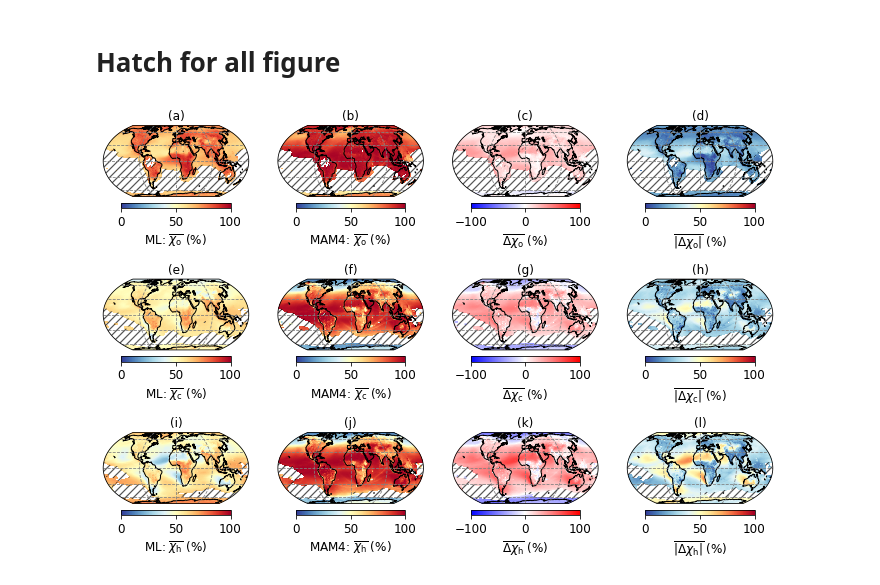
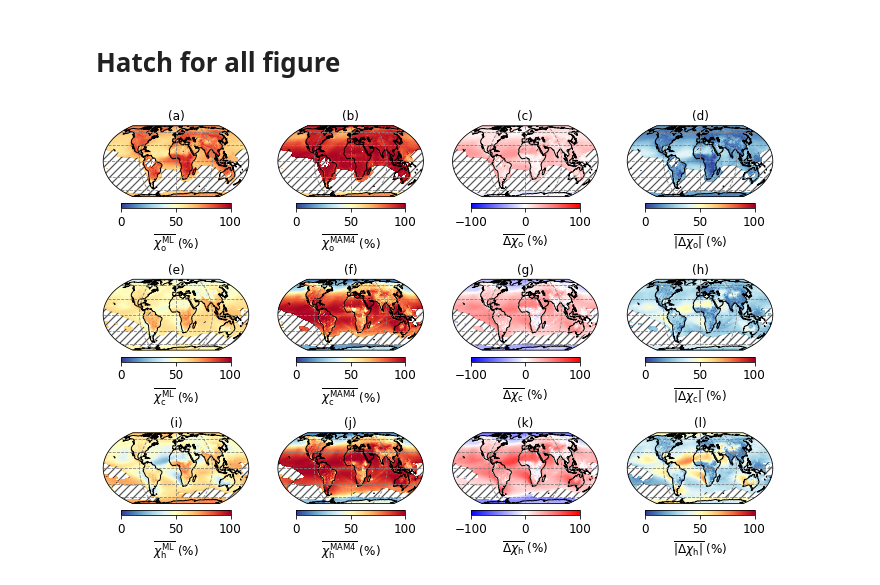
Before and after one commit to zhonghua-zheng/code_ms_ml_mam4, a Jupyter notebook: 3_analysis/fig3_diff_map.ipynb, the cells around one changed output. Saved outputs shown, nothing was run; the diff lists cells and outputs as text; code cells hidden in the pictures.

Commit message:
updated figures

```diff
--- a/3_analysis/fig3_diff_map.ipynb
+++ b/3_analysis/fig3_diff_map.ipynb
@@ -25,22 +25,32 @@ file_path["diff_abs"] = "/data/keeling/a/zzheng25/d/mam4_paper_data/chi_only/mam
 mask_path = "/data/keeling/a/zzheng25/d/mam4_paper_data/chi_only/mask/"
 
 name_ls = {}
-# name_ls["chi_abd"]=r'$\overline{\chi_{\rm{a}}}$'+" (%)"
-name_ls["chi_h"]=r'$\overline{\chi_{\rm{h}}}$'+" (%)"
-name_ls["chi_b"]=r'$\overline{\chi_{\rm{o}}}$'+" (%)"
-name_ls["chi_c"]=r'$\overline{\chi_{\rm{c}}}$'+" (%)"
+# name_ls["chi_abd"]=r'$\overline{\chi_{\mathrm{a}}}$'+" (%)"
+name_ls["chi_h"]=r'$\overline{\chi_{\mathrm{h}}}$'+" (%)"
+name_ls["chi_b"]=r'$\overline{\chi_{\mathrm{o}}}$'+" (%)"
+name_ls["chi_c"]=r'$\overline{\chi_{\mathrm{c}}}$'+" (%)"
+
+mam4_name_ls = {}
+mam4_name_ls["chi_b"]=r'$\overline{\chi_{\mathrm{o}}^{\mathrm{MAM4}}}$ (%)'
+mam4_name_ls["chi_c"]=r'$\overline{\chi_{\mathrm{c}}^{\mathrm{MAM4}}}$ (%)'
+mam4_name_ls["chi_h"]=r'$\overline{\chi_{\mathrm{h}}^{\mathrm{MAM4}}}$ (%)'
+
+ml_name_ls = {}
+ml_name_ls["chi_b"]=r'$\overline{\chi_{\mathrm{o}}^{\mathrm{ML}}}$ (%)'
+ml_name_ls["chi_c"]=r'$\overline{\chi_{\mathrm{c}}^{\mathrm{ML}}}$ (%)'
+ml_name_ls["chi_h"]=r'$\overline{\chi_{\mathrm{h}}^{\mathrm{ML}}}$ (%)'
 
 diff_name_ls = {}
-# diff_name_ls["chi_abd"]=r'$\overline{\Delta\chi_{\rm{a}}}$'+" (%)"
-diff_name_ls["chi_h"]=r'$\overline{\Delta\chi_{\rm{h}}}$'+" (%)"
-diff_name_ls["chi_b"]=r'$\overline{\Delta\chi_{\rm{o}}}$'+" (%)"
-diff_name_ls["chi_c"]=r'$\overline{\Delta\chi_{\rm{c}}}$'+" (%)"
+# diff_name_ls["chi_abd"]=r'$\overline{\Delta\chi_{\mathrm{a}}}$'+" (%)"
+diff_name_ls["chi_h"]=r'$\overline{\Delta\chi_{\mathrm{h}}}$'+" (%)"
+diff_name_ls["chi_b"]=r'$\overline{\Delta\chi_{\mathrm{o}}}$'+" (%)"
+diff_name_ls["chi_c"]=r'$\overline{\Delta\chi_{\mathrm{c}}}$'+" (%)"
 
 diff_abs_name_ls = {}
-# diff_abs_name_ls["chi_abd"]=r'$\overline{|\Delta\chi_{\rm{a}}|}$'+" (%)"
-diff_abs_name_ls["chi_h"]=r'$\overline{|\Delta\chi_{\rm{h}}|}$'+" (%)"
-diff_abs_name_ls["chi_b"]=r'$\overline{|\Delta\chi_{\rm{o}}|}$'+" (%)"
-diff_abs_name_ls["chi_c"]=r'$\overline{|\Delta\chi_{\rm{c}}|}$'+" (%)"
+# diff_abs_name_ls["chi_abd"]=r'$\overline{|\Delta\chi_{\mathrm{a}}|}$'+" (%)"
+diff_abs_name_ls["chi_h"]=r'$\overline{|\Delta\chi_{\mathrm{h}}|}$'+" (%)"
+diff_abs_name_ls["chi_b"]=r'$\overline{|\Delta\chi_{\mathrm{o}}|}$'+" (%)"
+diff_abs_name_ls["chi_c"]=r'$\overline{|\Delta\chi_{\mathrm{c}}|}$'+" (%)"
 char_ls="abcdefghijklmnop"
 # %% [markdown]
 # Hatch for all figure
@@ -79,32 +89,37 @@ year = "2011"
 rc={'axes.labelsize':12, 'font.size':12, 'legend.fontsize':12, 'axes.titlesize':12}
 plt.rcParams.update(**rc)
 
 i=1
 fig = plt.figure(figsize=(12,8))
 for chi in tqdm(chi_ls):
     for method in tqdm(method_ls):
         if method=="diff_abs":
             da = open_chi(file_path[method]+str(year)+"_"+chi+"_mean_abs.nc")[chi]
             mask = open_chi(mask_path+str(year)+"_"+chi+".nc")["mask"]
             ax_mesh_hatch(da,mask,3,4,i,"("+char_ls[i-1]+")",
                     diff_abs_name_ls[chi],vmin=0,vmax=100)
 
         else:
             da = open_chi(file_path[method]+str(year)+"_"+chi+"_mean.nc")[chi]
             mask = open_chi(mask_path+str(year)+"_"+chi+".nc")["mask"]
 
             if method=="diff":
                 ax_mesh_hatch(da,mask,3,4,i,"("+char_ls[i-1]+")",
                         diff_name_ls[chi],vmin=-100,vmax=100,cmap="bwr")
+
+            elif method=="ML":
+                ax_mesh_hatch(da,mask,3,4,i,"("+char_ls[i-1]+")",
+                        ml_name_ls[chi])
+
             else:
                 ax_mesh_hatch(da,mask,3,4,i,"("+char_ls[i-1]+")",
-                        method+": "+name_ls[chi])
+                        mam4_name_ls[chi])
 
         i+=1
         del da, mask
         gc.collect()
 plt.tight_layout()
 fig.savefig("../figures/diff_map.pdf",dpi=288)
 plt.show()
 # %% [output]
-[figure, old version]
+[figure, new version]
```
Also changed, not shown: parts of 1 cell of this notebook, 2 other files.
